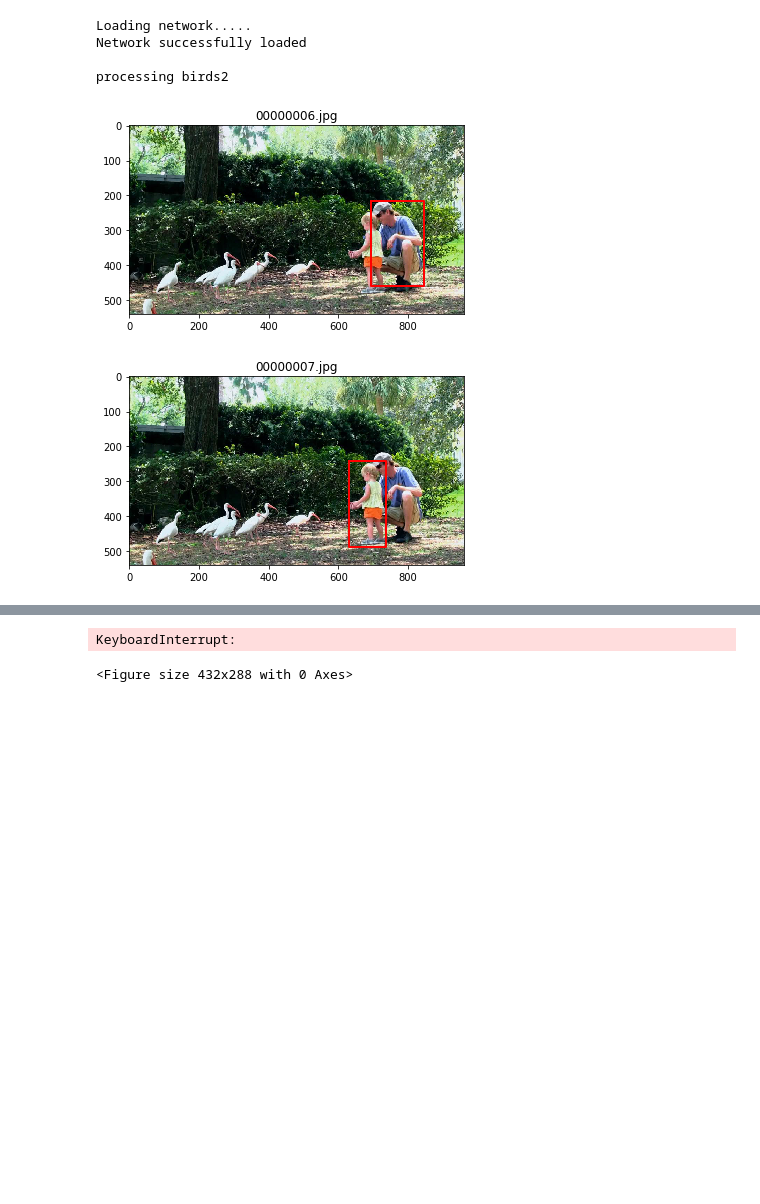
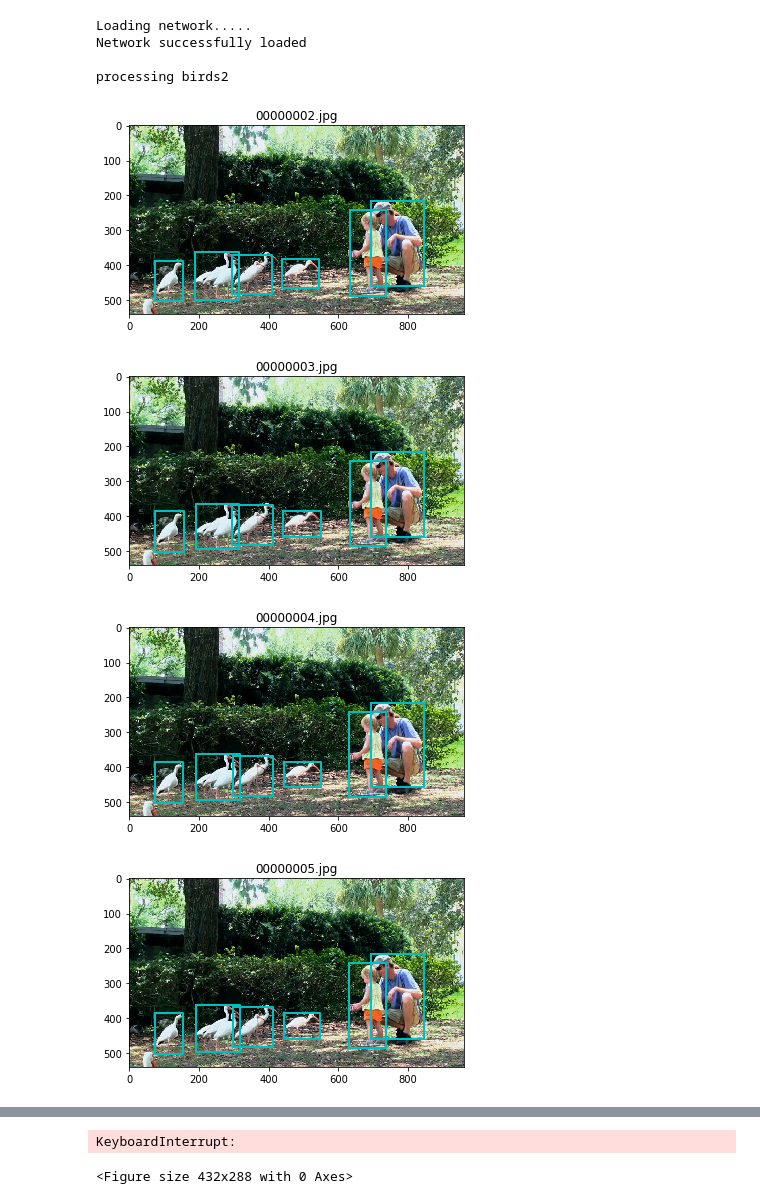
Before and after one commit to zabulskyy/YOLO-tracker, a Jupyter notebook: notebooks/main.ipynb, the cells around one changed output, grey strips where cells are left out. Cells and saved outputs as stored; diff of their text form; code cells hidden in the pictures; blank space fills up the shorter version.

```diff
--- a/notebooks/main.ipynb
+++ b/notebooks/main.ipynb
@@ -314,7 +314,8 @@ Network successfully loaded
 
 processing birds2
 # %%
-k = 5
+k = 5  # learning delay
+s = 10  # skip every s frame
 # current_state
 
 im_dim_list = [x[2] for x in batches]
@@ -325,34 +326,36 @@ energies = torch.zeros(prev_predictions.shape[0])
 
 for i, batch in enumerate(im_batches):
     if i == 0: continue
-    if i % 10 and i < k: continue
+    if i % s and i > k: continue
     '''=====detection pahse====='''
     prediction, im_dim_list = predict_batch(batch, (im_dim_list, inp_dim, i))
     if prediction is None: continue
 
     '''=====selection phase====='''
     prediction, energies = select(prediction, prev_predictions, energies)
     prev_predictions = prediction
     hero = prediction[torch.argmax(energies)][1:5]
 
     '''=====plotting====='''
     image = imlist[i]
     im = Image.open(image)
     plt.imshow(im)
     plt.title(image.split('/')[-1])
     if i < k:
         for pr_bb in prediction[:, 1:5]:
             X, Y = pr_bb[::2], pr_bb[1::2]
             pr_bb = [min(X), min(Y), max(X),  max(Y)]
             plt.plot([pr_bb[0], pr_bb[2], pr_bb[2], pr_bb[0], pr_bb[0], ],
-                                 [pr_bb[1], pr_bb[1], pr_bb[3], pr_bb[3], pr_bb[1], ], 'b-', lw=2)
+                                 [pr_bb[1], pr_bb[1], pr_bb[3], pr_bb[3], pr_bb[1], ], 'c-', lw=2)
     else:
         X, Y = hero[::2], hero[1::2]
         pr_bb = [min(X), min(Y), max(X),  max(Y)]
         plt.plot([pr_bb[0], pr_bb[2], pr_bb[2], pr_bb[0], pr_bb[0], ],
                              [pr_bb[1], pr_bb[1], pr_bb[3], pr_bb[3], pr_bb[1], ], 'r-', lw=2)
     plt.show()
     plt.clf()
 # %% [output]
-[figure, old version]
+[figure, new version]
-[figure, old version]
+[figure, new version]
+[figure, added]
+[figure, added]
```
Also changed, not shown: parts of 1 cell of this notebook.
